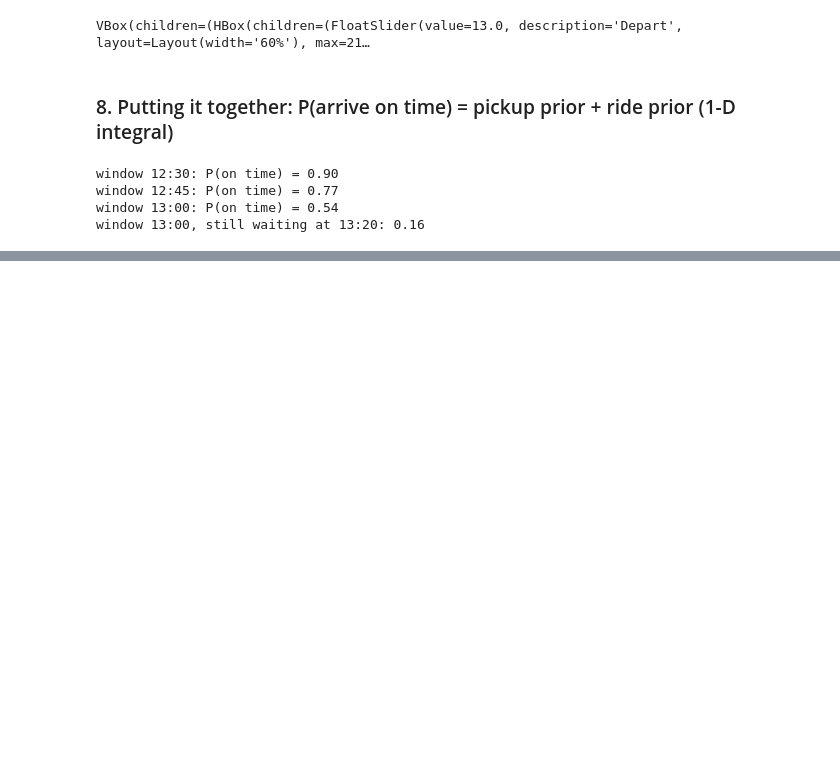
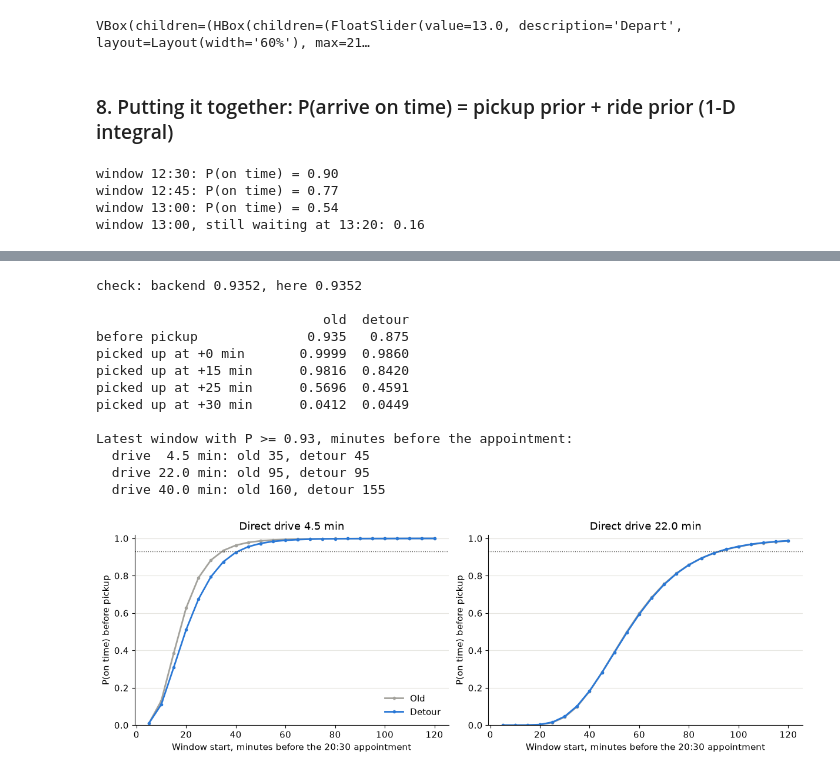
Before and after one commit to Scr1pting/calhacks-13, a Jupyter notebook: paramobility/backend/notebooks/ride_time_drive.ipynb, the cells around one changed output, grey strips where cells are left out. Cells and saved outputs as stored; diff of their text form; code cells hidden in the pictures; blank space fills up the shorter version.

```diff
--- a/paramobility/backend/notebooks/ride_time_drive.ipynb
+++ b/paramobility/backend/notebooks/ride_time_drive.ipynb
@@ -326,0 +417,53 @@ window 13:00, still waiting at 13:20: 0.16
+# %%
+from app.prediction import ontime                              # the backend's pickup-lateness prior
+
+W_DEMO, SLACK, DRIVE_DEMO = 19 * 60 + 55, 35.0, 4.5            # minutes since midnight, min, min
+APPT = W_DEMO + SLACK
+
+def p_before_pickup(R, w, appt=APPT):
+    """P(arrival <= appt) for window start w, averaged over the backend's lateness quantiles."""
+    return float(np.mean(R.cdf(appt - w - ontime.pickup_quantiles(w))))
+
+old, new = ride_prior_drive(DRIVE_DEMO), ride_detour(DRIVE_DEMO)
+print(f"check: backend {ontime.p_on_time(APPT, W_DEMO, DRIVE_DEMO):.4f}, here {p_before_pickup(old, W_DEMO):.4f}\n")
+print(f"{'':24}{'old':>8}{'detour':>8}")
+print(f"{'before pickup':24}{p_before_pickup(old, W_DEMO):8.3f}{p_before_pickup(new, W_DEMO):8.3f}")
+for off in (0, 15, 25, 30):
+    print(f"{f'picked up at +{off} min':24}{old.cdf(SLACK - off):8.4f}{new.cdf(SLACK - off):8.4f}")
+
+def latest_window(R, appt=APPT, target=0.93, step=5, max_back=240):
+    """Latest window start (5-min grid) with P(on time) >= target, as minutes before the appointment."""
+    for w in np.arange((np.ceil(appt / step) - 1) * step, appt - max_back - 1e-9, -step):
+        if p_before_pickup(R, w, appt) >= target:
+            return appt - w
+
+print(f"\nLatest window with P >= 0.93, minutes before the appointment:")
+for dm in (DRIVE_DEMO, mean_drive, 40.0):
+    print(f"  drive {dm:4.1f} min: old {latest_window(ride_prior_drive(dm)):.0f}, detour {latest_window(ride_detour(dm)):.0f}")
+
+fig, axes = plt.subplots(1, 2, figsize=(12, 4), constrained_layout=True)
+for ax, dm in zip(axes, (DRIVE_DEMO, mean_drive)):
+    back = np.arange(5, 121, 5.0)
+    for name, R, col in (("Old", ride_prior_drive(dm), GRAY), ("Detour", ride_detour(dm), BLUE)):
+        ax.plot(back, [p_before_pickup(R, APPT - b) for b in back], "o-", ms=3, color=col, lw=2, label=name)
+    ax.axhline(0.93, color=MUTED, lw=1, ls=":")
+    ax.set(xlabel="Window start, minutes before the 20:30 appointment", ylabel="P(on time) before pickup",
+           title=f"Direct drive {dm:.1f} min", ylim=(0, 1.02))
+    ax.grid(axis="y", color=GRID, lw=0.8); ax.set_axisbelow(True)
+axes[0].legend(frameon=False, loc="lower right")
+plt.show()
+# %% [output]
+check: backend 0.9352, here 0.9352
+
+                             old  detour
+before pickup              0.935   0.875
+picked up at +0 min       0.9999  0.9860
+picked up at +15 min      0.9816  0.8420
+picked up at +25 min      0.5696  0.4591
+picked up at +30 min      0.0412  0.0449
+
+Latest window with P >= 0.93, minutes before the appointment:
+  drive  4.5 min: old 35, detour 45
+  drive 22.0 min: old 95, detour 95
+  drive 40.0 min: old 160, detour 155
+[figure, added]
```
Also changed, not shown: parts of 8 cells of this notebook, 7 other files.
